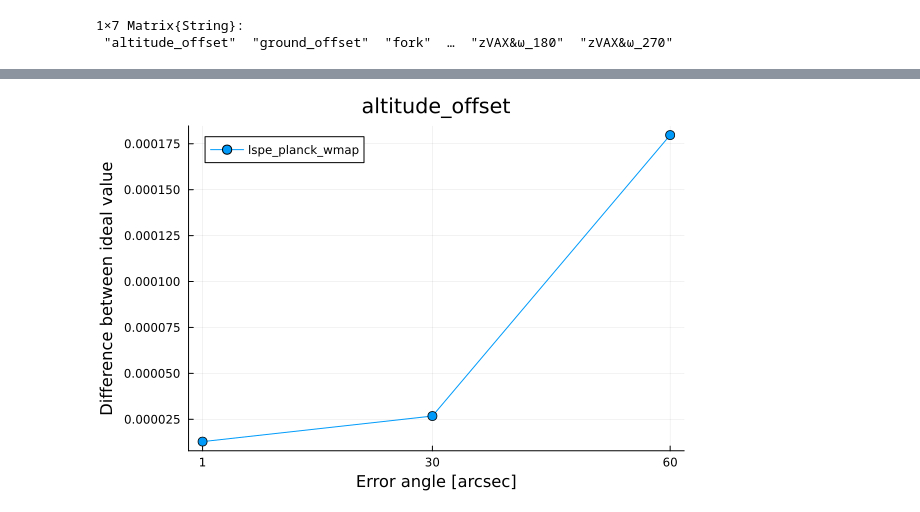
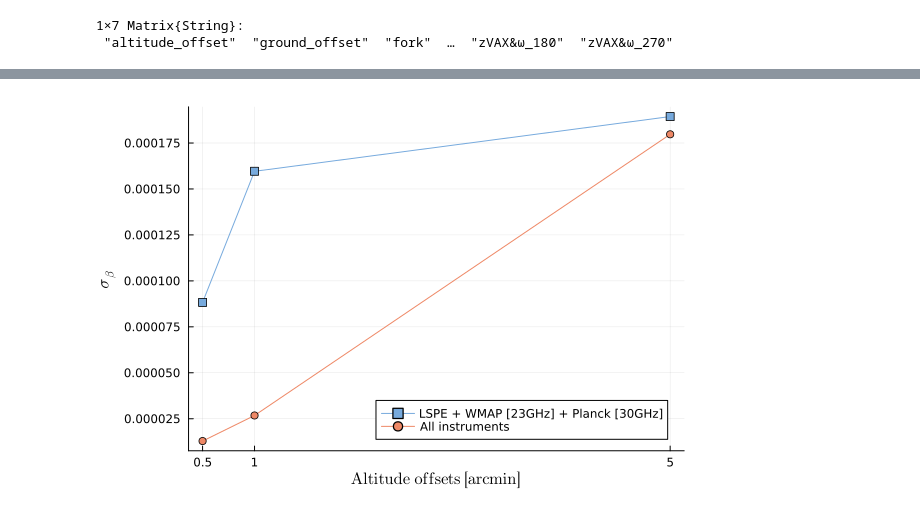
Before and after one commit to teob97/Master-Thesis-Pipeline, a Jupyter notebook: notebooks/fgbuster_plot.ipynb, the cells around one changed output, grey strips where cells are left out. Cells and saved outputs as stored; diff of their text form; code cells hidden in the pictures.

Commit message:
New fgbuster plot

```diff
--- a/notebooks/fgbuster_plot.ipynb
+++ b/notebooks/fgbuster_plot.ipynb
@@ -54,10 +54,19 @@ data = Dict()
 for i in instrument
     buffer = Dict()
     for e in error
-        buffer[e] = JLD2.load("fgbuster/c1s0d0/results_"*i*"_"*e*".jld2")
+        buffer[e] = JLD2.load("fgbuster/c1s0d0_nside128/results_"*i*"_"*e*".jld2")
     end
     data[i] = buffer
 end
+
+data_all = Dict()
+for i in instrument
+    buffer = Dict()
+    for e in error
+        buffer[e] = JLD2.load("fgbuster/c1s0d0_nside128_all/results_"*i*"_"*e*".jld2")
+    end
+    data_all[i] = buffer
+end
 # %%
 plots = []
 for i in instrument
@@ -72,17 +81,18 @@ l = "altitude_offset"
 i = "lspe_planck_wmap"
 
 ideal = [data[i][k]["ideal"]["x"][1] for k in error]
-ideal_sigma = [ sqrt.(diag(data[i][k]["ideal"]["Sigma"]))[1] for k in error]
+ideal_all = [data_all[i][k]["ideal"]["x"][1] for k in error]
+
 plot_data = [data[i][k][l]["x"][1] for k in error]
-plot_x = [1.0/3600, 0.5/60, 1.0/60]
-data_sigma = [ sqrt.(diag(data[i][k][l]["Sigma"]))[1] for k in error]
+plot_data_all = [data_all[i][k][l]["x"][1] for k in error]
 
-yerror = sqrt.(ideal_sigma.^2 .+ data_sigma.^2)
+plot_x = [0.5/60, 1.0/60, 5.0/60]
 
-plot(plot_x, [abs.(ideal .- plot_data)...], marker=(:circle,5), label = i)#, yerror = yerror)
+plot(plot_x, [abs.(ideal .- plot_data)...], marker=:square, label = "LSPE + WMAP [23GHz] + Planck [30GHz]", palette = :tol_light)
+plot!(plot_x, [abs.(ideal_all .- plot_data_all)...], marker=:cirle, label = "All instruments")
 
-plot!(xticks = ([plot_x...],["1", "30", "60"]))
-xaxis!("Error angle [arcsec]")
-yaxis!("Difference between ideal value")
-title!(l)
+plot!(xticks = ([plot_x...],["0.5", "1", "5"]))
+xaxis!(L"\textrm{Altitude \ offsets \ [arcmin]}")
+yaxis!(L"\textrm{σ_β}")
+#savefig("../results/fgbuster/altitude_all_vs_lspe.pdf")
 # %% [output]
@@ -89,4 +101,4 @@ title!(l)
-[figure, old version]
+[figure, new version]
 # %%
 get_map_and_hist(data["lspe_planck_wmap"]["0_5arcmin"]["ideal"], "Q", 128)[1][3]
 # %% [output]
```
Also changed, not shown: parts of 3 cells of this notebook, 2 other files.
